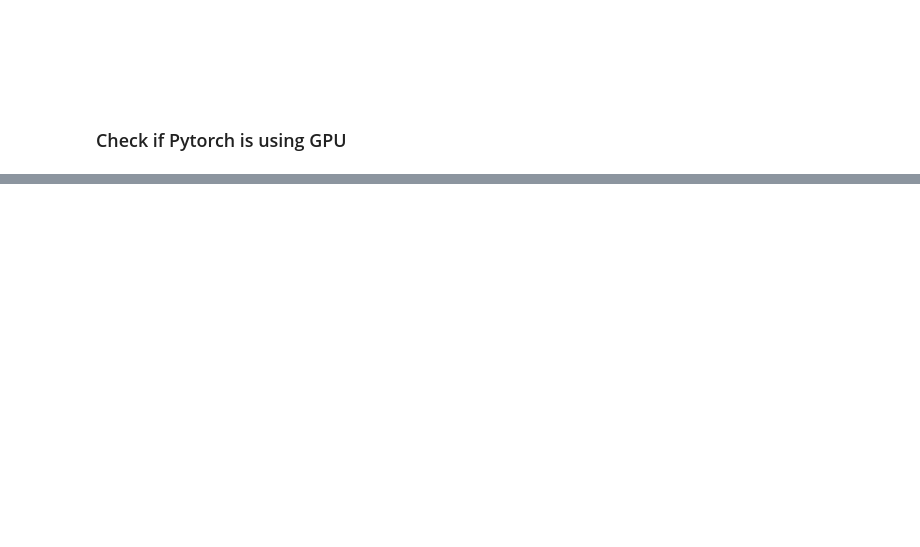
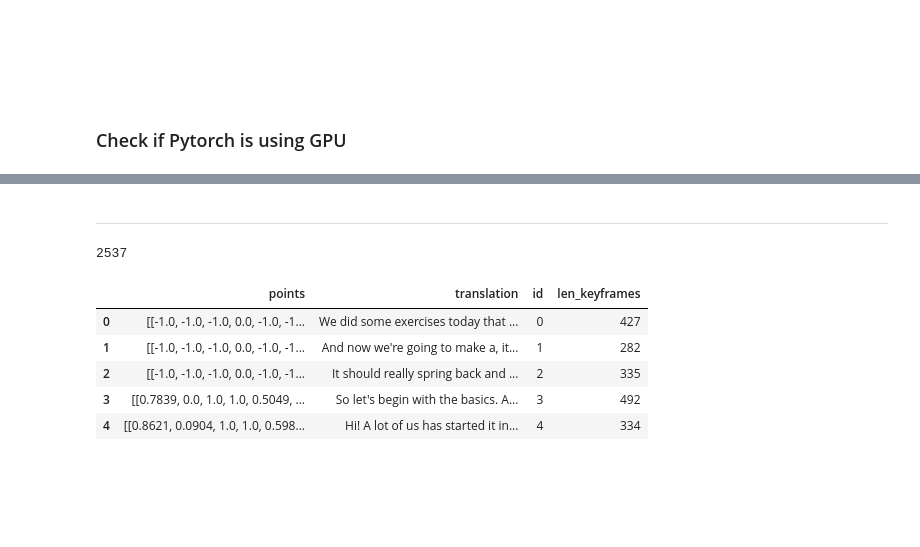
Before and after one commit to MatiasGrynfeld/SignAI, a Jupyter notebook: AI-Module/BERT/bert-example.ipynb, the cells around one changed output, grey strips where cells are left out. Cells and saved outputs as stored; diff of their text form; code cells hidden in the pictures; blank space fills up the shorter version.

```diff
--- a/AI-Module/BERT/bert-example.ipynb
+++ b/AI-Module/BERT/bert-example.ipynb
@@ -33,0 +153,18 @@ type(point_list.iloc[0)
+# %%
+puntos_list = []
+ids_list = []
+
+for file in files:
+    item_with_index = np.load(file, allow_pickle=True)
+
+    item = item_with_index[0]
+    index = item_with_index[1]
+
+    puntos_list.append(item)
+    ids_list.append(index)
+
+df_puntos = pd.DataFrame({
+    'points': puntos_list,
+    'id': ids_list
+})
+df_puntos = df_puntos.sort_values(["id"]).reset_index().drop(["index"], axis=1)
@@ -34,8 +186,19 @@ type(point_list.iloc[0)
 # %%
-df_videos["points"] = point_list
+df_videos["points"] = df_puntos["points"]
+# %% [markdown]
+***
 # %%
 max_len = df_videos['points'].apply(lambda x: len(x)).max()
-df_videos.head(), max_len
+print(max_len)
+df_videos.head()
+# %% [output]
+2537
+|  | points | translation | id | len_keyframes |
+| 0 | [[-1.0, -1.0, -1.0, 0.0, -1.0, -1... | We did some exercises today that ... | 0 | 427 |
+| 1 | [[-1.0, -1.0, -1.0, 0.0, -1.0, -1... | And now we're going to make a, it... | 1 | 282 |
+| 2 | [[-1.0, -1.0, -1.0, 0.0, -1.0, -1... | It should really spring back and ... | 2 | 335 |
+| 3 | [[0.7839, 0.0, 1.0, 1.0, 0.5049, ... | So let's begin with the basics. A... | 3 | 492 |
+| 4 | [[0.8621, 0.0904, 1.0, 1.0, 0.598... | Hi! A lot of us has started it in... | 4 | 334 |
 # %%
 def add_padding(max_frames, pointSeries: pd.Series):
     for i in range(len(pointSeries)):
```
Also changed, not shown: parts of 21 cells of this notebook.
